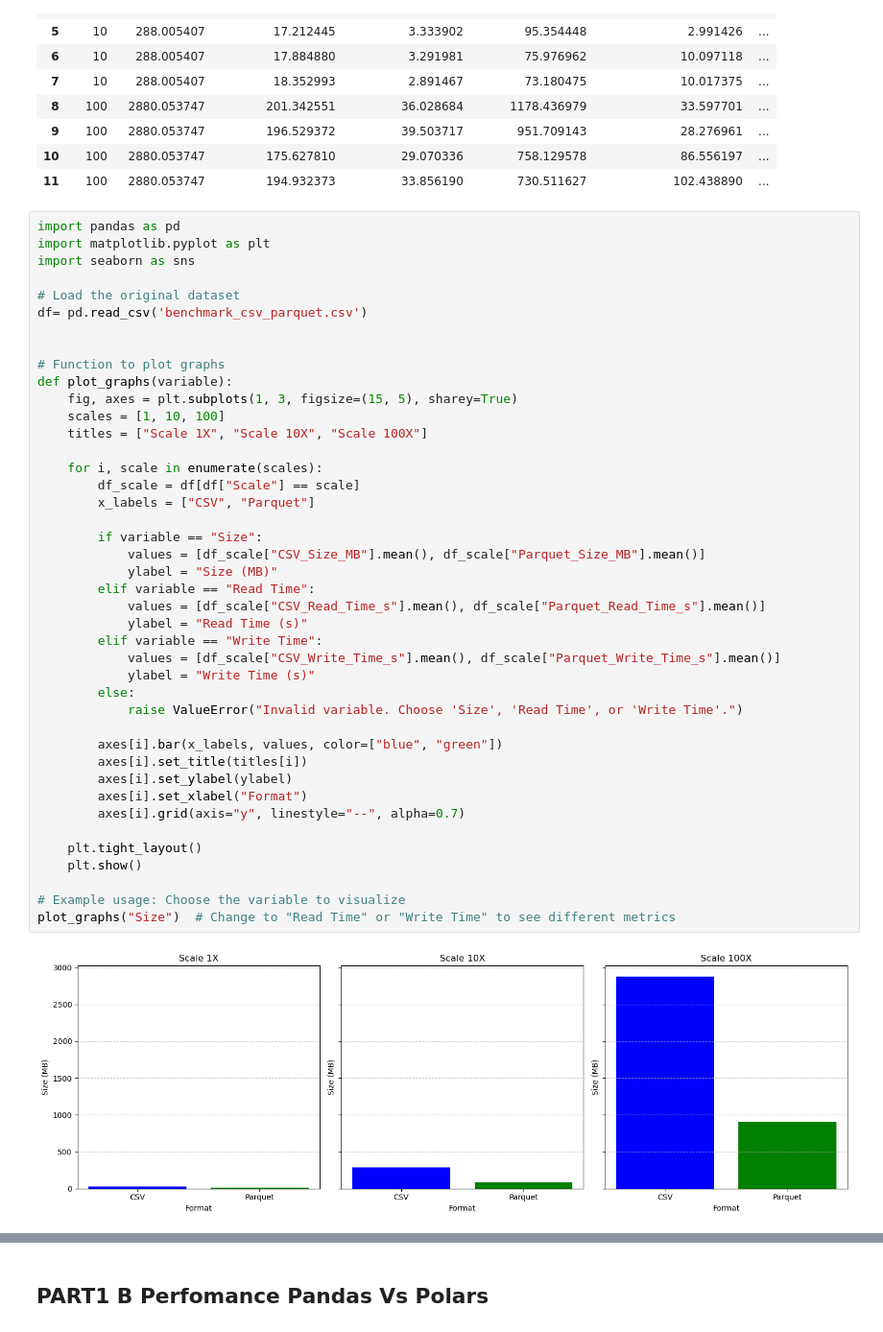
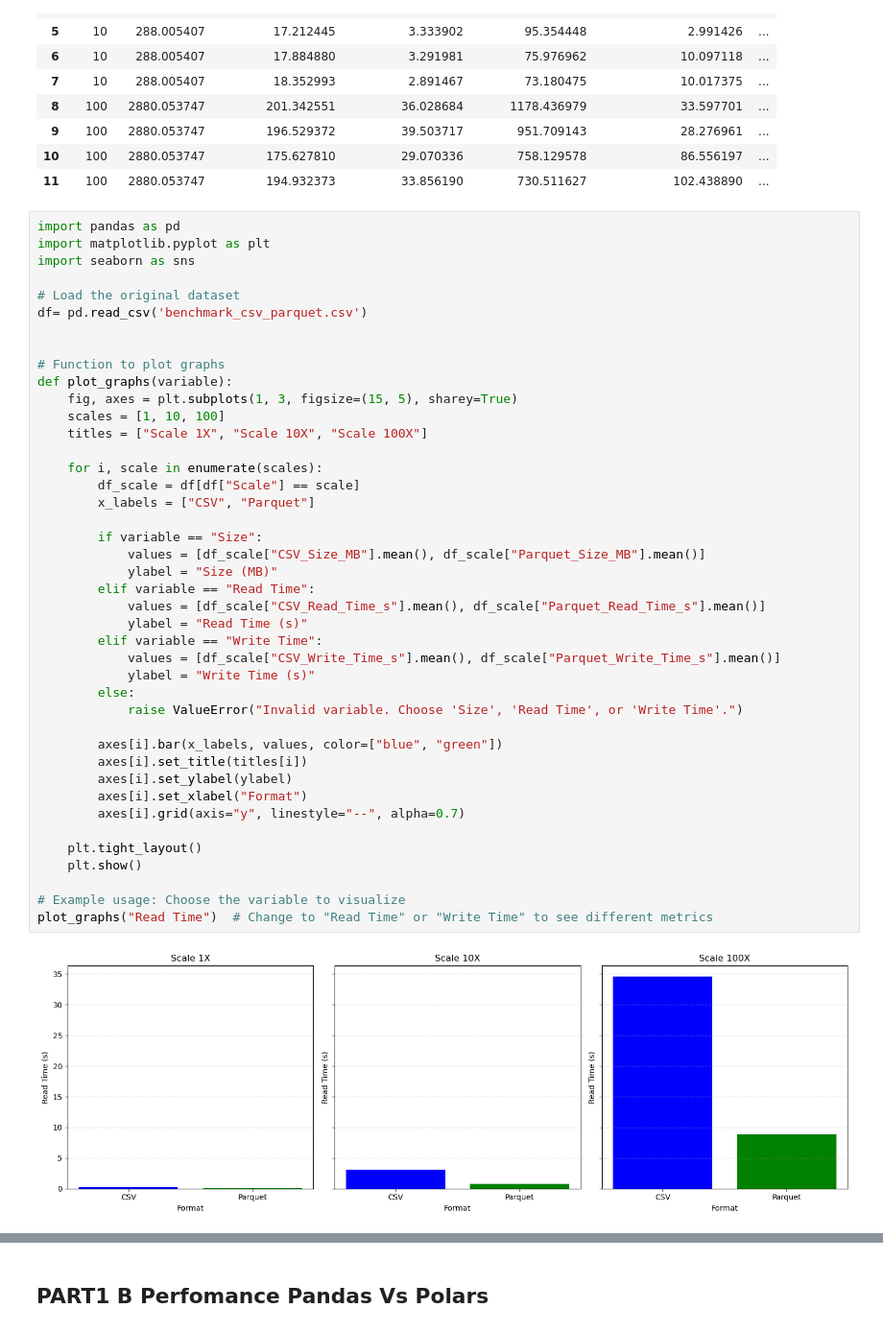
Before and after one commit to Carlos-Sibaja/Lab1, a Jupyter notebook: Lab1_Spl.ipynb, the cells around one changed output, grey strips where cells are left out. Shown at 96% size. Drawn from its saved outputs; the diff is of its cells as text.

```diff
--- a/Lab1_Spl.ipynb
+++ b/Lab1_Spl.ipynb
@@ -160,35 +160,35 @@ def plot_graphs(variable):
     scales = [1, 10, 100]
     titles = ["Scale 1X", "Scale 10X", "Scale 100X"]
 
     for i, scale in enumerate(scales):
         df_scale = df[df["Scale"] == scale]
         x_labels = ["CSV", "Parquet"]
 
         if variable == "Size":
             values = [df_scale["CSV_Size_MB"].mean(), df_scale["Parquet_Size_MB"].mean()]
             ylabel = "Size (MB)"
         elif variable == "Read Time":
             values = [df_scale["CSV_Read_Time_s"].mean(), df_scale["Parquet_Read_Time_s"].mean()]
             ylabel = "Read Time (s)"
         elif variable == "Write Time":
             values = [df_scale["CSV_Write_Time_s"].mean(), df_scale["Parquet_Write_Time_s"].mean()]
             ylabel = "Write Time (s)"
         else:
             raise ValueError("Invalid variable. Choose 'Size', 'Read Time', or 'Write Time'.")
 
         axes[i].bar(x_labels, values, color=["blue", "green"])
         axes[i].set_title(titles[i])
         axes[i].set_ylabel(ylabel)
         axes[i].set_xlabel("Format")
         axes[i].grid(axis="y", linestyle="--", alpha=0.7)
 
     plt.tight_layout()
     plt.show()
 
 # Example usage: Choose the variable to visualize
-plot_graphs("Size")  # Change to "Read Time" or "Write Time" to see different metrics
+plot_graphs("Read Time")  # Change to "Read Time" or "Write Time" to see different metrics
 # %% [output]
-[figure, old version]
+[figure, new version]
 # %% [markdown]
 ## First Result
 
```
Also changed, not shown: 2 other files.
